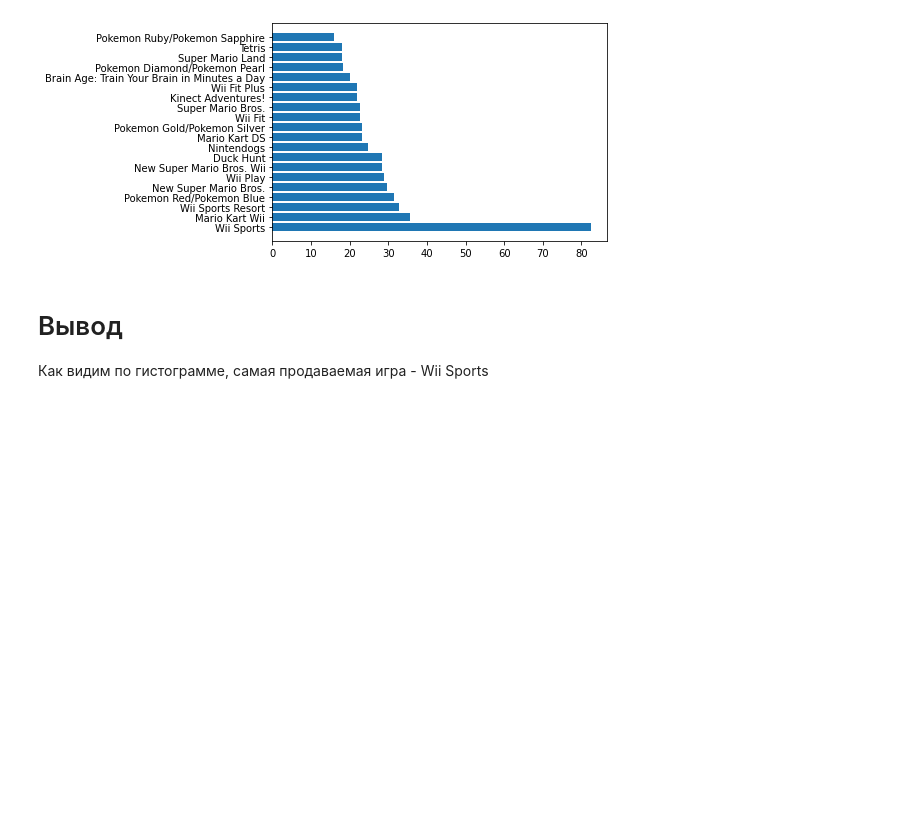
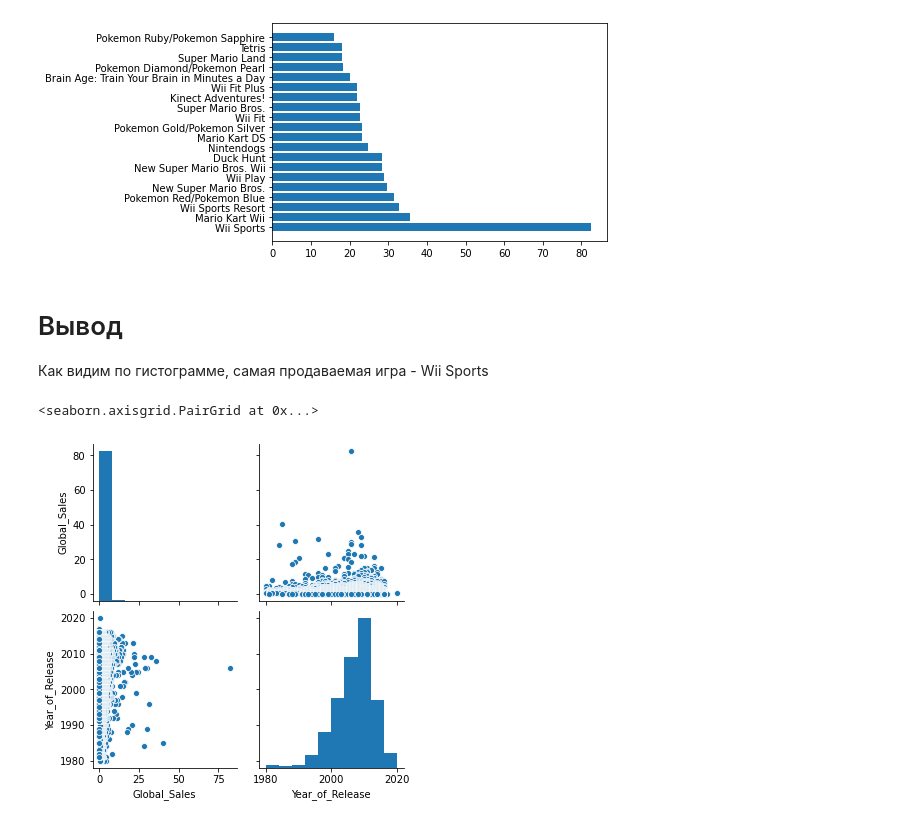
Before and after one commit to ivekarp/tpr, a Jupyter notebook: lab8/pandas_and_matplotlib.ipynb, the cells around one changed output. Saved outputs shown, nothing was run; the diff lists cells and outputs as text; code cells hidden in the pictures; blank space fills up the shorter version.

```diff
--- a/lab8/pandas_and_matplotlib.ipynb
+++ b/lab8/pandas_and_matplotlib.ipynb
@@ -63,3 +65,9 @@ plt.barh(games_plot['Name'],games_plot['Global_Sales'])
 # Вывод
 
 Как видим по гистограмме, самая продаваемая игра - Wii Sports
+# %%
+sb_plot = sb.pairplot(df[['Name','Global_Sales','Year_of_Release']])
+sb_plot
+# %% [output]
+<seaborn.axisgrid.PairGrid at 0x...>
+[figure, added]
```
Also changed, not shown: parts of 3 cells of this notebook.
